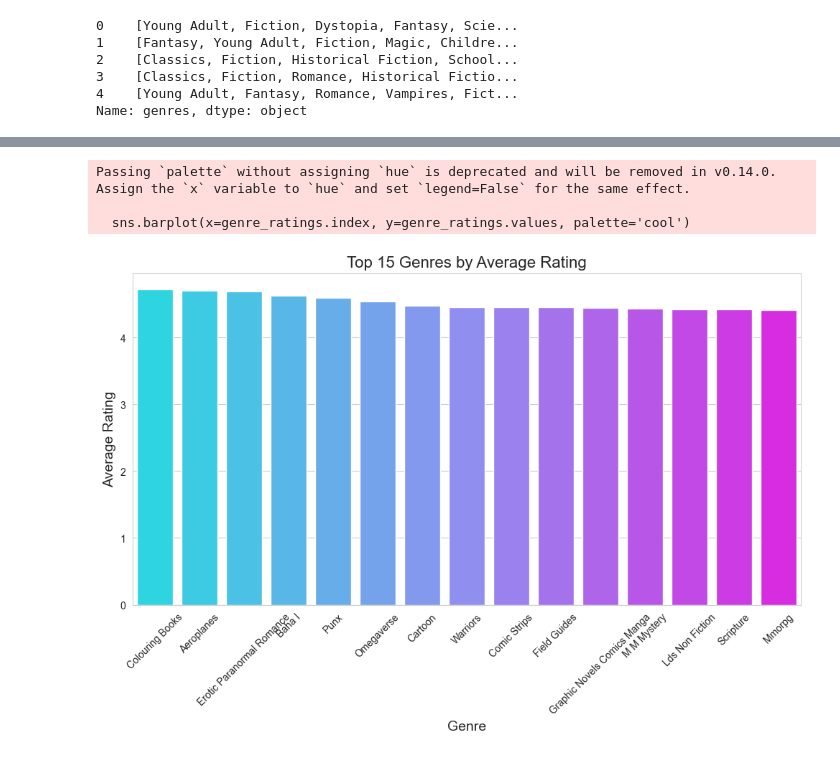
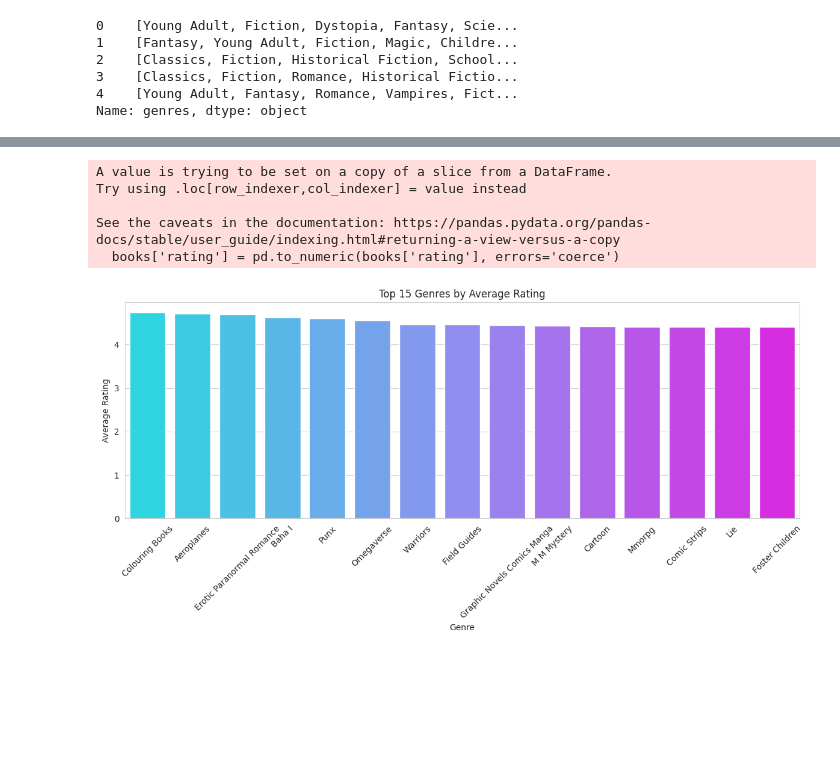
Before and after one commit to SabaFS/Myfirst, a Jupyter notebook: book-recommendation-system/recomendation_system.ipynb, the cells around one changed output, grey strips where cells are left out. Saved outputs shown, nothing was run; the diff lists cells and outputs as text; code cells hidden in the pictures; blank space fills up the shorter version.

```diff
--- a/book-recommendation-system/recomendation_system.ipynb
+++ b/book-recommendation-system/recomendation_system.ipynb
@@ -4,7 +6,7 @@ import numpy as np
 import matplotlib.pyplot as plt
 import seaborn as sns
 # %%
-books = pd.read_csv("books_1.Best_Books_Ever.csv")
+books = pd.read_csv("books_1.Best_Books_Ever.csv", on_bad_lines='skip')
 # %%
 ## EXPLORATORY DATA ANALYSIS
 # %%
@@ -539,26 +632,45 @@ Passing `palette` without assigning `hue` is deprecated and will be removed in v
 # %%
-# Explode the genres into individual rows for better analysis
-df_genres = df.explode('genres')
+import matplotlib.pyplot as plt
+import seaborn as sns
 
-# Group by genres and calculate the mean rating
-genre_ratings = df_genres.groupby('genres')['rating'].mean().sort_values(ascending=False).head(15)
+# Convert rating to numeric
+books['rating'] = pd.to_numeric(books['rating'], errors='coerce')
 
-# Plot average ratings by genre
-plt.figure(figsize=(12, 6))
-sns.barplot(x=genre_ratings.index, y=genre_ratings.values, palette='cool')
+# Explode genres
+df_genres = books.explode('genres')
 
-# Set plot labels and title
-plt.title('Top 15 Genres by Average Rating', fontsize=16)
-plt.xlabel('Genre', fontsize=14)
-plt.ylabel('Average Rating', fontsize=14)
+# Calculate average rating by genre
+genre_ratings = (
+    df_genres.groupby('genres')['rating']
+    .mean()
+    .sort_values(ascending=False)
+    .head(15)
+)
 
+# Plot
+plt.figure(figsize=(12,6))
+sns.barplot(
+    data=genre_ratings.reset_index(),
+    x='genres',
+    y='rating',
+    hue='genres',
+    palette='cool',
+    legend=False
+)
+
+plt.title('Top 15 Genres by Average Rating')
+plt.xlabel('Genre')
+plt.ylabel('Average Rating')
 plt.xticks(rotation=45)
+plt.tight_layout()
 plt.show()
 # %% [output]
-Passing `palette` without assigning `hue` is deprecated and will be removed in v0.14.0. Assign the `x` variable to `hue` and set `legend=False` for the same effect.
+A value is trying to be set on a copy of a slice from a DataFrame.
+Try using .loc[row_indexer,col_indexer] = value instead
 
-  sns.barplot(x=genre_ratings.index, y=genre_ratings.values, palette='cool')
+See the caveats in the documentation: https://pandas.pydata.org/pandas-docs/stable/user_guide/indexing.html#returning-a-view-versus-a-copy
+  books['rating'] = pd.to_numeric(books['rating'], errors='coerce')
-[figure, old version]
+[figure, new version]
 # %%
 # Ensure the 'firstPublishDate' column is in datetime format
 df['firstPublishDate'] = pd.to_datetime(df['firstPublishDate'], errors='coerce')
```
Also changed, not shown: parts of 34 cells of this notebook.
